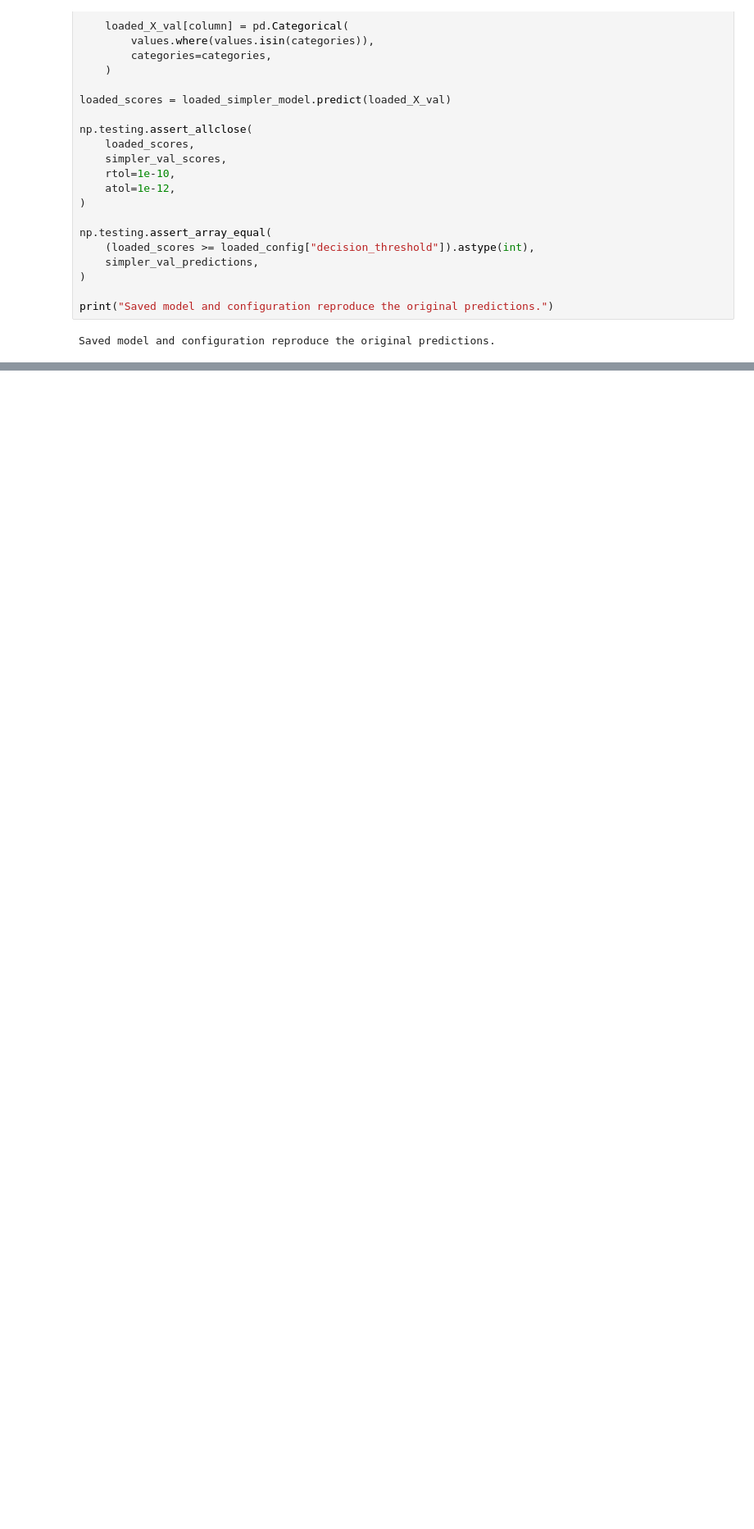
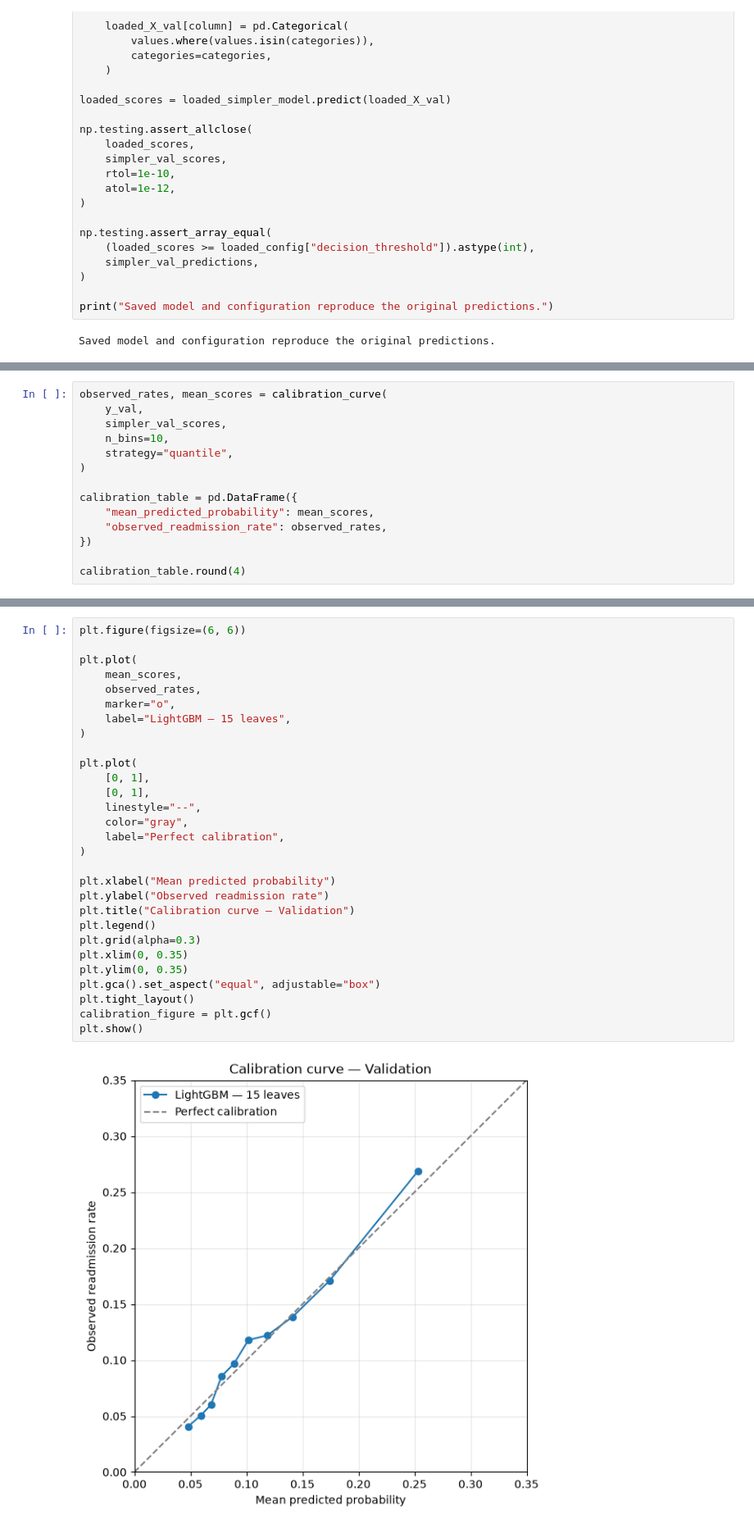
Before and after one commit to AhmadAssi1/healthequity-agent, a Jupyter notebook: notebooks/model_development.ipynb, the cells around one changed output, grey strips where cells are left out. Shown at 82% size. Drawn from its saved outputs; the diff is of its cells as text; blank space fills up the shorter version.

```diff
--- a/notebooks/model_development.ipynb
+++ b/notebooks/model_development.ipynb
@@ -1284,0 +1298,14 @@ Saved model and configuration reproduce the original predictions.
+# %%
+observed_rates, mean_scores = calibration_curve(
+    y_val,
+    simpler_val_scores,
+    n_bins=10,
+    strategy="quantile",
+)
+
+calibration_table = pd.DataFrame({
+    "mean_predicted_probability": mean_scores,
+    "observed_readmission_rate": observed_rates,
+})
+
+calibration_table.round(4)
@@ -1284,0 +1328,31 @@ Saved model and configuration reproduce the original predictions.
+# %%
+plt.figure(figsize=(6, 6))
+
+plt.plot(
+    mean_scores,
+    observed_rates,
+    marker="o",
+    label="LightGBM — 15 leaves",
+)
+
+plt.plot(
+    [0, 1],
+    [0, 1],
+    linestyle="--",
+    color="gray",
+    label="Perfect calibration",
+)
+
+plt.xlabel("Mean predicted probability")
+plt.ylabel("Observed readmission rate")
+plt.title("Calibration curve — Validation")
+plt.legend()
+plt.grid(alpha=0.3)
+plt.xlim(0, 0.35)
+plt.ylim(0, 0.35)
+plt.gca().set_aspect("equal", adjustable="box")
+plt.tight_layout()
+calibration_figure = plt.gcf()
+plt.show()
+# %% [output]
+[figure, added]
```
Also changed, not shown: parts of 37 cells of this notebook, 13 other files.
